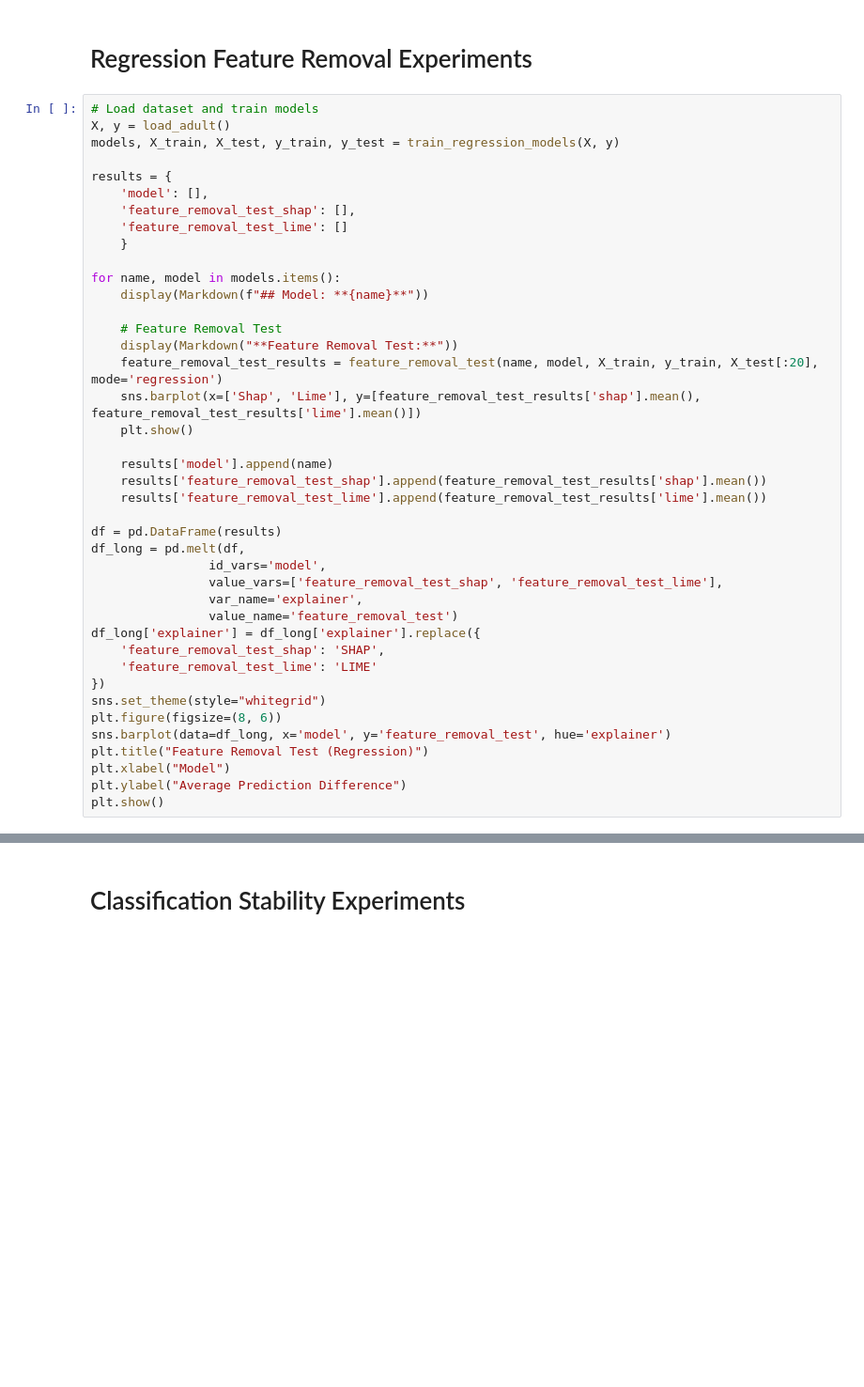
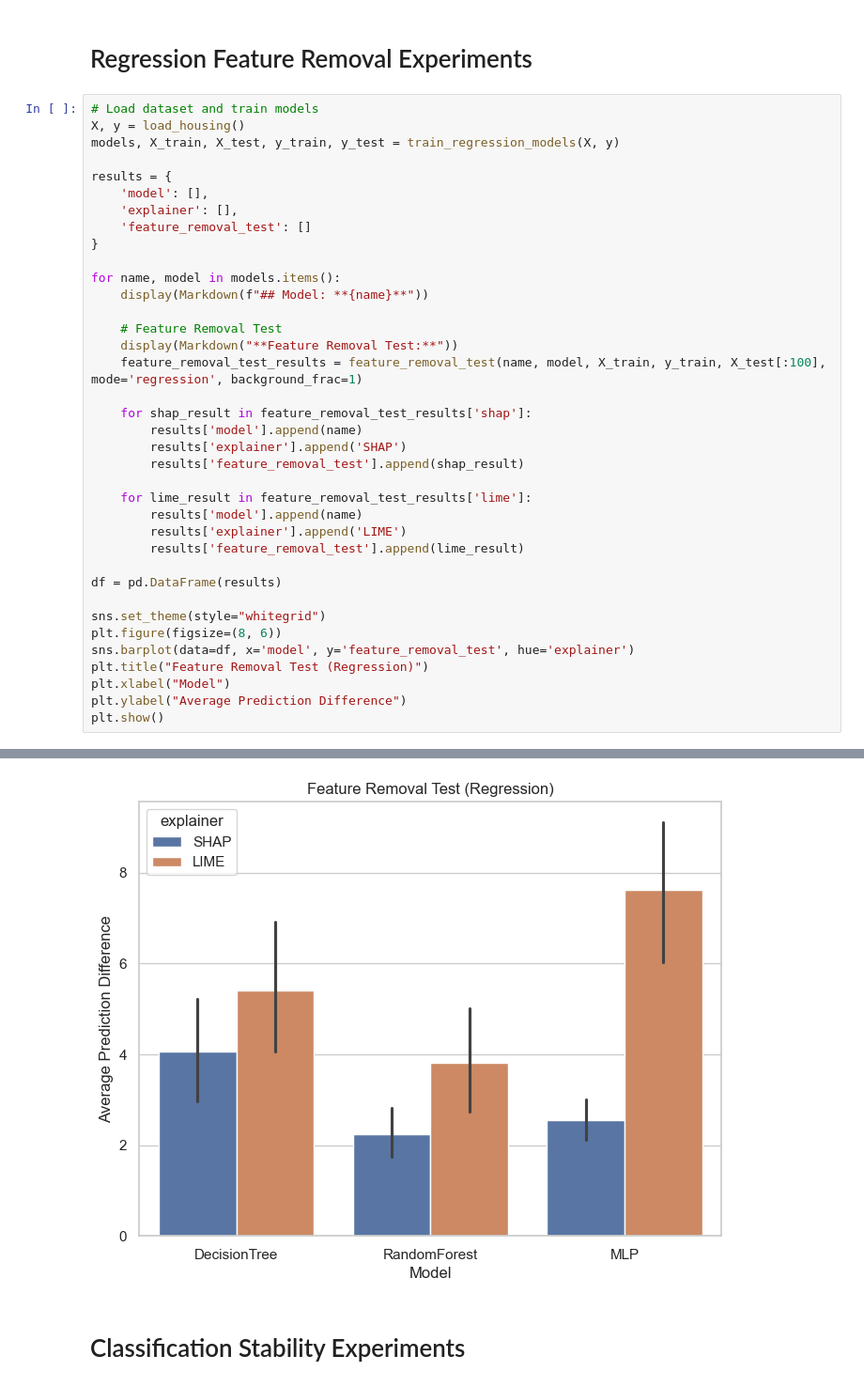
Before and after one commit to lorenzilipe/250-final-project, a Jupyter notebook: experiments.ipynb, the cells around one changed output, grey strips where cells are left out. Shown at 94% size. Saved outputs shown, nothing was run; the diff lists cells and outputs as text; blank space fills up the shorter version.

```diff
--- a/experiments.ipynb
+++ b/experiments.ipynb
@@ -353,41 +343,37 @@ Using 22792 background data samples could cause slower run times. Consider using
 # Regression Feature Removal Experiments
 # %%
 # Load dataset and train models
-X, y = load_adult()
+X, y = load_housing()
 models, X_train, X_test, y_train, y_test = train_regression_models(X, y)
 
 results = {
     'model': [],
-    'feature_removal_test_shap': [],
-    'feature_removal_test_lime': []
-    }
+    'explainer': [],
+    'feature_removal_test': []
+}
 
 for name, model in models.items():
     display(Markdown(f"## Model: **{name}**"))
 
     # Feature Removal Test
     display(Markdown("**Feature Removal Test:**"))
-    feature_removal_test_results = feature_removal_test(name, model, X_train, y_train, X_test[:20], mode='regression')
-    sns.barplot(x=['Shap', 'Lime'], y=[feature_removal_test_results['shap'].mean(), feature_removal_test_results['lime'].mean()])
-    plt.show()
+    feature_removal_test_results = feature_removal_test(name, model, X_train, y_train, X_test[:100], mode='regression', background_frac=1)
 
-    results['model'].append(name)
-    results['feature_removal_test_shap'].append(feature_removal_test_results['shap'].mean())
-    results['feature_removal_test_lime'].append(feature_removal_test_results['lime'].mean())
+    for shap_result in feature_removal_test_results['shap']:
+        results['model'].append(name)
+        results['explainer'].append('SHAP')
+        results['feature_removal_test'].append(shap_result)
+
+    for lime_result in feature_removal_test_results['lime']:
+        results['model'].append(name)
+        results['explainer'].append('LIME')
+        results['feature_removal_test'].append(lime_result)
 
 df = pd.DataFrame(results)
-df_long = pd.melt(df,
-                id_vars='model',
-                value_vars=['feature_removal_test_shap', 'feature_removal_test_lime'],
-                var_name='explainer',
-                value_name='feature_removal_test')
-df_long['explainer'] = df_long['explainer'].replace({
-    'feature_removal_test_shap': 'SHAP',
-    'feature_removal_test_lime': 'LIME'
-})
+
 sns.set_theme(style="whitegrid")
 plt.figure(figsize=(8, 6))
-sns.barplot(data=df_long, x='model', y='feature_removal_test', hue='explainer')
+sns.barplot(data=df, x='model', y='feature_removal_test', hue='explainer')
 plt.title("Feature Removal Test (Regression)")
 plt.xlabel("Model")
 plt.ylabel("Average Prediction Difference")
@@ -429,3 +408,4 @@ Using 22792 background data samples could cause slower run times. Consider using
+[figure, new version]
 # %% [markdown]
 # Classification Stability Experiments
 # %%
```
Also changed, not shown: parts of 8 cells of this notebook.
